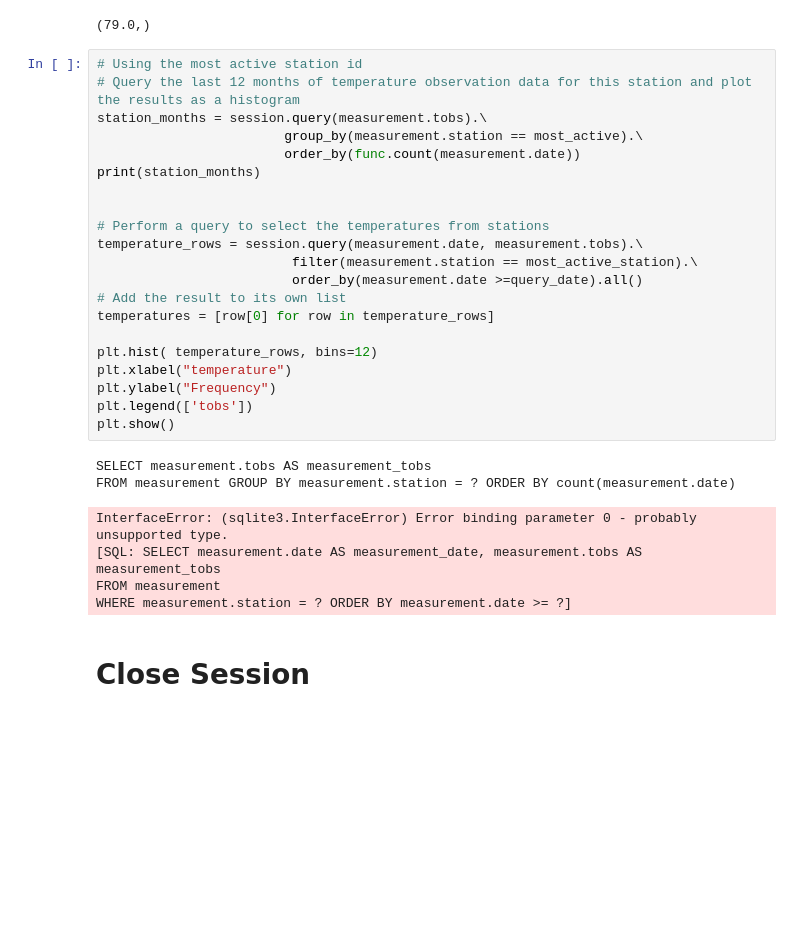
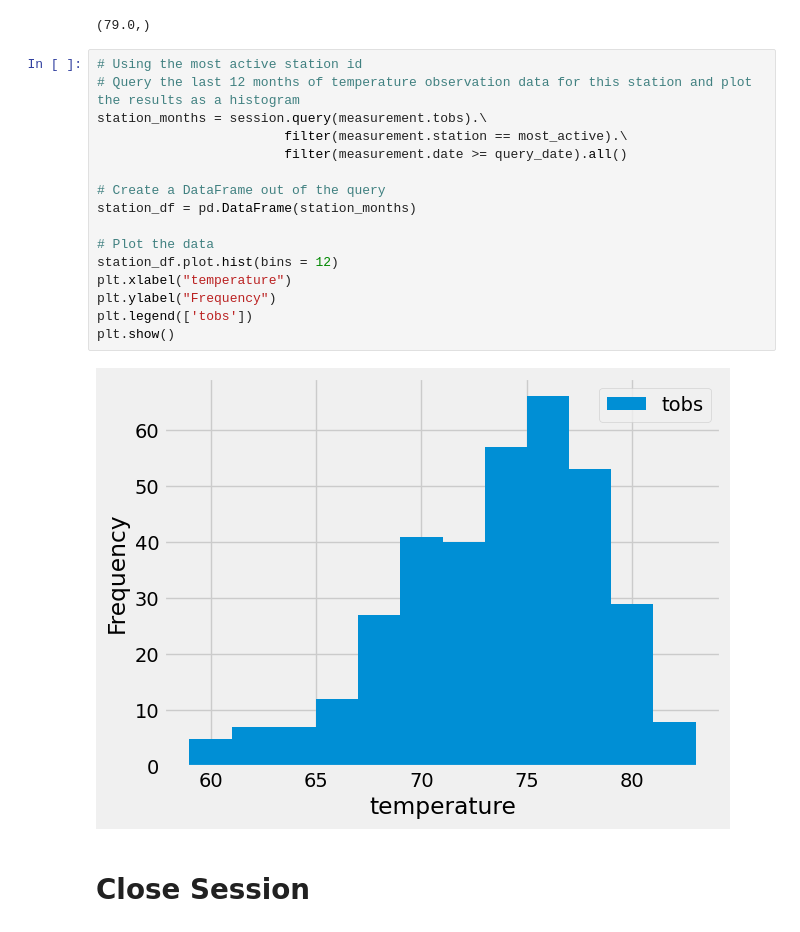
Before and after one commit to brittnwatts/sqlalchemy-challenge, a Jupyter notebook: SurfsUp/climate_starter.ipynb, the cells around one changed output. Drawn from its saved outputs; the diff is of its cells as text; blank space fills up the shorter version.

```diff
--- a/SurfsUp/climate_starter.ipynb
+++ b/SurfsUp/climate_starter.ipynb
@@ -141,31 +141,21 @@ most_recent_tobs
 # %%
 # Using the most active station id
 # Query the last 12 months of temperature observation data for this station and plot the results as a histogram
 station_months = session.query(measurement.tobs).\
-                        group_by(measurement.station == most_active).\
-                        order_by(func.count(measurement.date))
-print(station_months)
+                        filter(measurement.station == most_active).\
+                        filter(measurement.date >= query_date).all()
 
+# Create a DataFrame out of the query
+station_df = pd.DataFrame(station_months)
 
-# Perform a query to select the temperatures from stations
-temperature_rows = session.query(measurement.date, measurement.tobs).\
-                         filter(measurement.station == most_active_station).\
-                         order_by(measurement.date >=query_date).all()
-# Add the result to its own list
-temperatures = [row[0] for row in temperature_rows]
-
-plt.hist( temperature_rows, bins=12)
+# Plot the data
+station_df.plot.hist(bins = 12)
 plt.xlabel("temperature")
 plt.ylabel("Frequency")
 plt.legend(['tobs'])
 plt.show()
 # %% [output]
-SELECT measurement.tobs AS measurement_tobs
-FROM measurement GROUP BY measurement.station = ? ORDER BY count(measurement.date)
-InterfaceError: (sqlite3.InterfaceError) Error binding parameter 0 - probably unsupported type.
-[SQL: SELECT measurement.date AS measurement_date, measurement.tobs AS measurement_tobs
-FROM measurement
-WHERE measurement.station = ? ORDER BY measurement.date >= ?]
+[figure, added]
 # %% [markdown]
 # Close Session
 # %%
```
Also changed, not shown: parts of 1 cell of this notebook, 3 other files.
